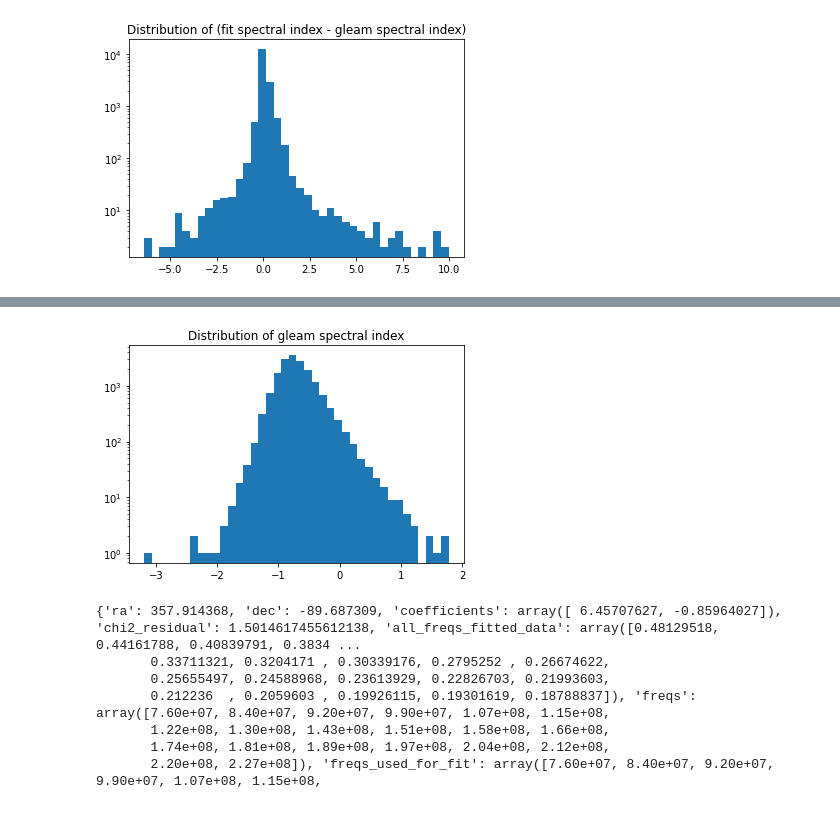
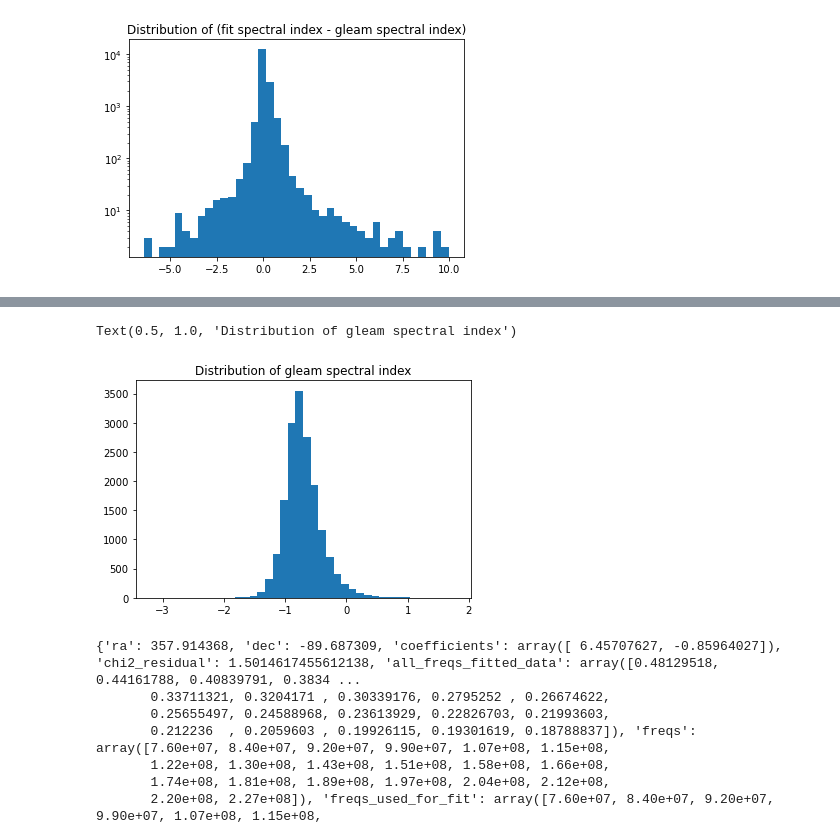
Before and after one commit to EoRImaging/GleamPlusFullSpectrum, a Jupyter notebook: scripts/catalog_fits.ipynb, the cells around one changed output, grey strips where cells are left out. Saved outputs shown, nothing was run; the diff lists cells and outputs as text; code cells hidden in the pictures.

Commit message:
plotting improvements

```diff
--- a/scripts/catalog_fits.ipynb
+++ b/scripts/catalog_fits.ipynb
@@ -319,15 +468,16 @@ plt.yscale('log')
 # %%
-fit_spectral_index = []
-for i in np.arange(19972):
-    fit_spectral_index.append(source_dict[i]['coefficients'][1])
+#fit_spectral_index = []
+#for i in np.arange(19972):
+#    fit_spectral_index.append(source_dict[i]['coefficients'][1])
 
 spectral_index_diff = [b_i for b_i in gleam_spectral_index.spectral_index[0:19972]]
 plt.hist(spectral_index_diff, bins=40)
 plt.title("Distribution of gleam spectral index")
-plt.yscale('log')
+#plt.yscale('log')
 #plt.savefig("/Users/Kiana1/uwradcos/plots/spectral_indx_diff_hist.png")
 # %% [output]
+Text(0.5, 1.0, 'Distribution of gleam spectral index')
-[figure, old version]
+[figure, new version]
 # %%
 print(source_dict[0])
 print(gleam_spectral_index.spectral_index[0])
```
Also changed, not shown: parts of 13 cells of this notebook.
